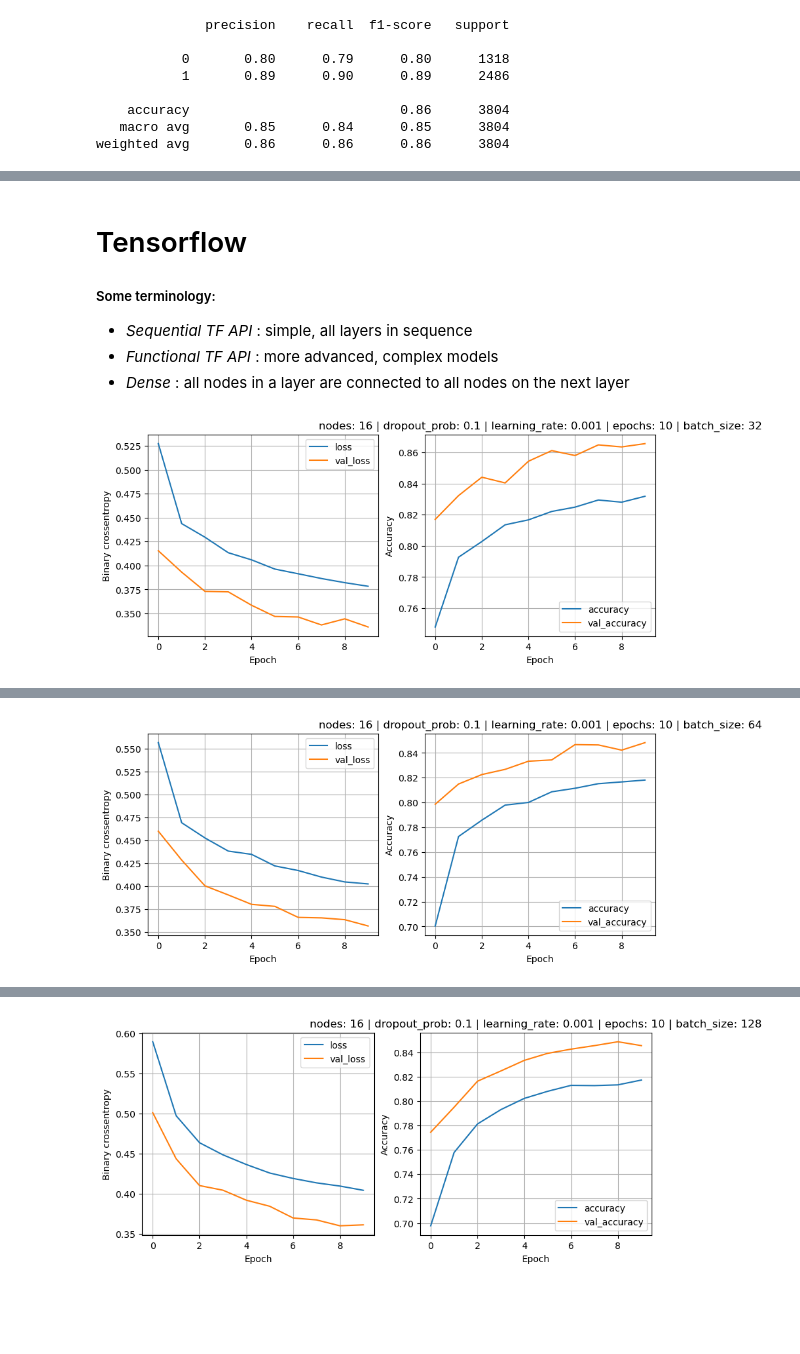
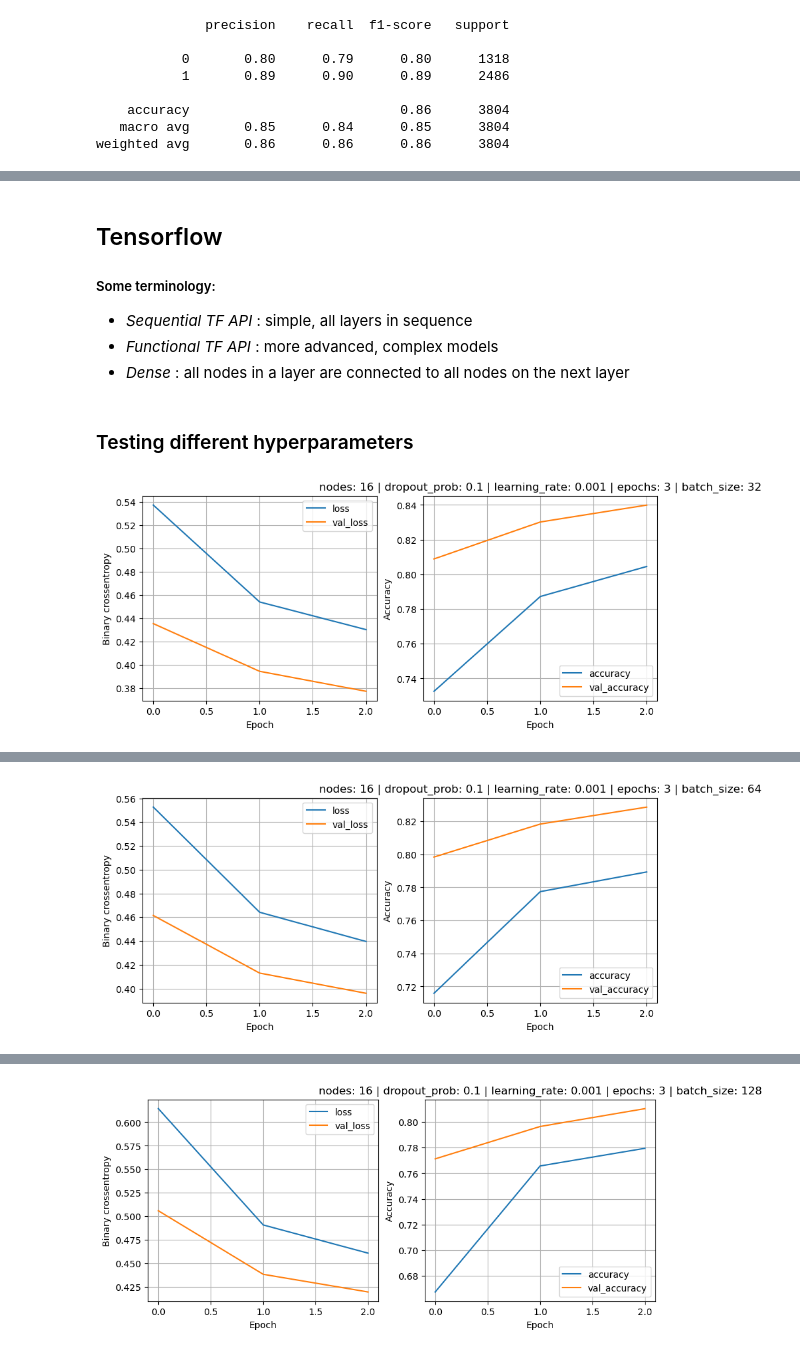
Before and after one commit to aswathr/ml_learn_fcc, a Jupyter notebook: 1_magic.ipynb, the cells around one changed output, grey strips where cells are left out. Saved outputs shown, nothing was run; the diff lists cells and outputs as text; code cells hidden in the pictures; blank space fills up the shorter version.

```diff
--- a/1_magic.ipynb
+++ b/1_magic.ipynb
@@ -212,7 +212,7 @@ Gradient descent: $w_{0, new} = w_{0, old} + \alpha \times \left(\dfrac{\mathrm{
 $\alpha$ is the learning rate<br>
 The idea is to adjust weights with a rate that is proportional to the gradient of loss w.r.t. the weigth. i.e. With higher loss, we change the weights to a greater extent<br>
 # %% [markdown]
-# Tensorflow
+## Tensorflow
 
 ##### Some terminology:
  - *Sequential TF API* : simple, all layers in sequence
@@ -275,6 +275,8 @@ def get_nn_model_history(X_train, y_train, num_nodes: int, dropout_probability,
         return nn_model.fit(X_train, y_train, epochs = epochs, batch_size = batch_size, validation_split = validation_split, validation_data = validation_data, verbose = 0)
 
     return nn_model, fit()
+# %% [markdown]
+### Testing different hyperparameters
 # %%
 epochs_list = [100]
 num_nodes_list = [16, 32, 64]
@@ -282,7 +284,7 @@ dropout_prob_list = [0, 0.1, 0.2, 0.3]
 learning_rate_list = [0.001, 0.005, 0.1]
 batch_size_list = [32, 64, 128]
 
-# epochs_list = [10]
+# epochs_list = [3]
 # num_nodes_list = [16]
 # dropout_prob_list = [0.1]
 # learning_rate_list = [0.001]
@@ -300,15 +302,17 @@ for permutation in permutations:
     nn_model: tf.keras.Model; nn_model_history: tf.keras.callbacks.History;
     nn_model, nn_model_history = get_nn_model_history(X_train, y_train, num_nodes = num_nodes, dropout_probability = dropout_prob, learning_rate = learning_rate, epochs = epochs, batch_size = batch_size, validation_data= (X_valid, y_valid))
     plot_loss_accuracy(history = nn_model_history, title = f"nodes: {num_nodes} | dropout_prob: {dropout_prob} | learning_rate: {learning_rate} | epochs: {epochs} | batch_size: {batch_size}")
-    val_loss[(epochs, num_nodes, dropout_prob, learning_rate, batch_size)] = nn_model.evaluate(X_test, y_test)
+    val_loss[(epochs, num_nodes, dropout_prob, learning_rate, batch_size)] = (nn_model, nn_model.evaluate(X_test, y_test))
 
 min_loss = float('inf')
 min_loss_permuatation = None
-for key, val in val_loss.items(): # val ===> [loss, accuracy]
-    if val[0] < min_loss:
-        min_loss = val[0]
+min_loss_model = None
+for key, (model, model_evaluation) in val_loss.items(): # val ===> [loss, accuracy]
+    if model_evaluation[0] < min_loss:
+        min_loss = model_evaluation[0]
         min_loss_permuatation = key
+        min_loss_model = model
 
 print(min_loss_permuatation)
 # %% [output]
-[figure, old version]
+[figure, new version]
@@ -316 +320 @@ print(min_loss_permuatation)
-[figure, old version]
+[figure, new version]
@@ -318 +322 @@ print(min_loss_permuatation)
-[figure, old version]
+[figure, new version]
```
Also changed, not shown: parts of 2 cells of this notebook.
